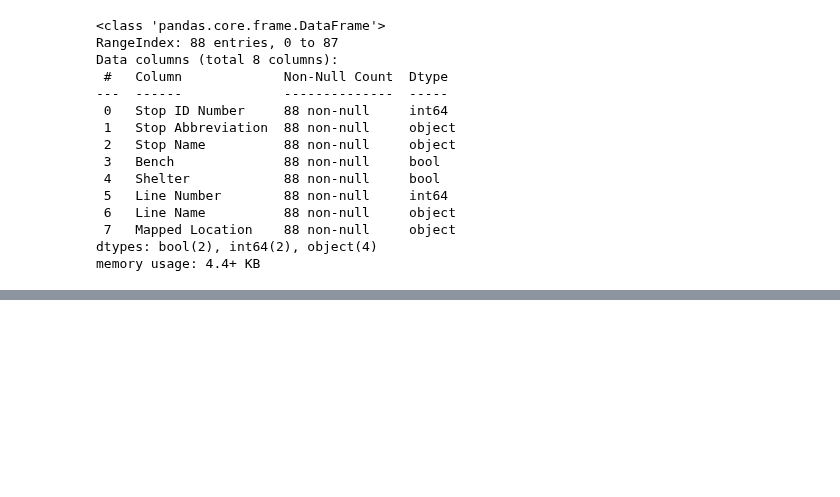
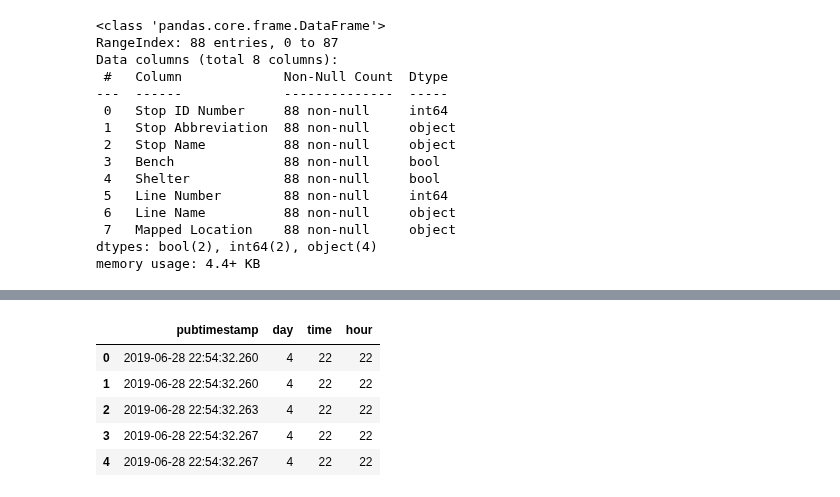
Before and after one commit to NSS-Data-Analytics-Cohort-10/scooters-group-2, a Jupyter notebook: notebooks/scooters.ipynb, the cells around one changed output, grey strips where cells are left out. Saved outputs shown, nothing was run; the diff lists cells and outputs as text; code cells hidden in the pictures; blank space fills up the shorter version.

```diff
--- a/notebooks/scooters.ipynb
+++ b/notebooks/scooters.ipynb
@@ -593,0 +679,9 @@ memory usage: 4.4+ KB
+# %%
+timestamp.head()
+# %% [output]
+|  | pubtimestamp | day | time | hour |
+| 0 | 2019-06-28 22:54:32.260 | 4 | 22 | 22 |
+| 1 | 2019-06-28 22:54:32.260 | 4 | 22 | 22 |
+| 2 | 2019-06-28 22:54:32.263 | 4 | 22 | 22 |
+| 3 | 2019-06-28 22:54:32.267 | 4 | 22 | 22 |
+| 4 | 2019-06-28 22:54:32.267 | 4 | 22 | 22 |
```
Also changed, not shown: parts of 15 cells of this notebook, 3 other files.
